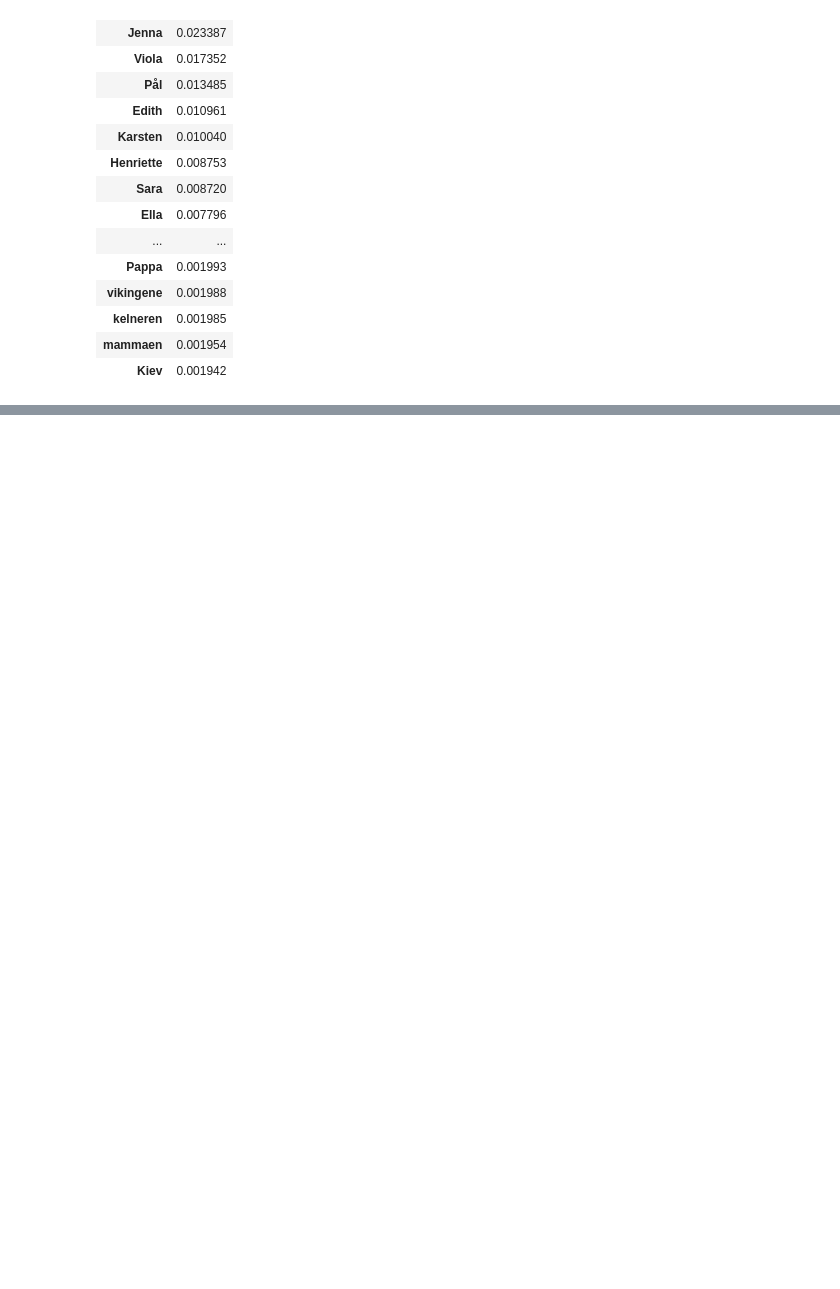
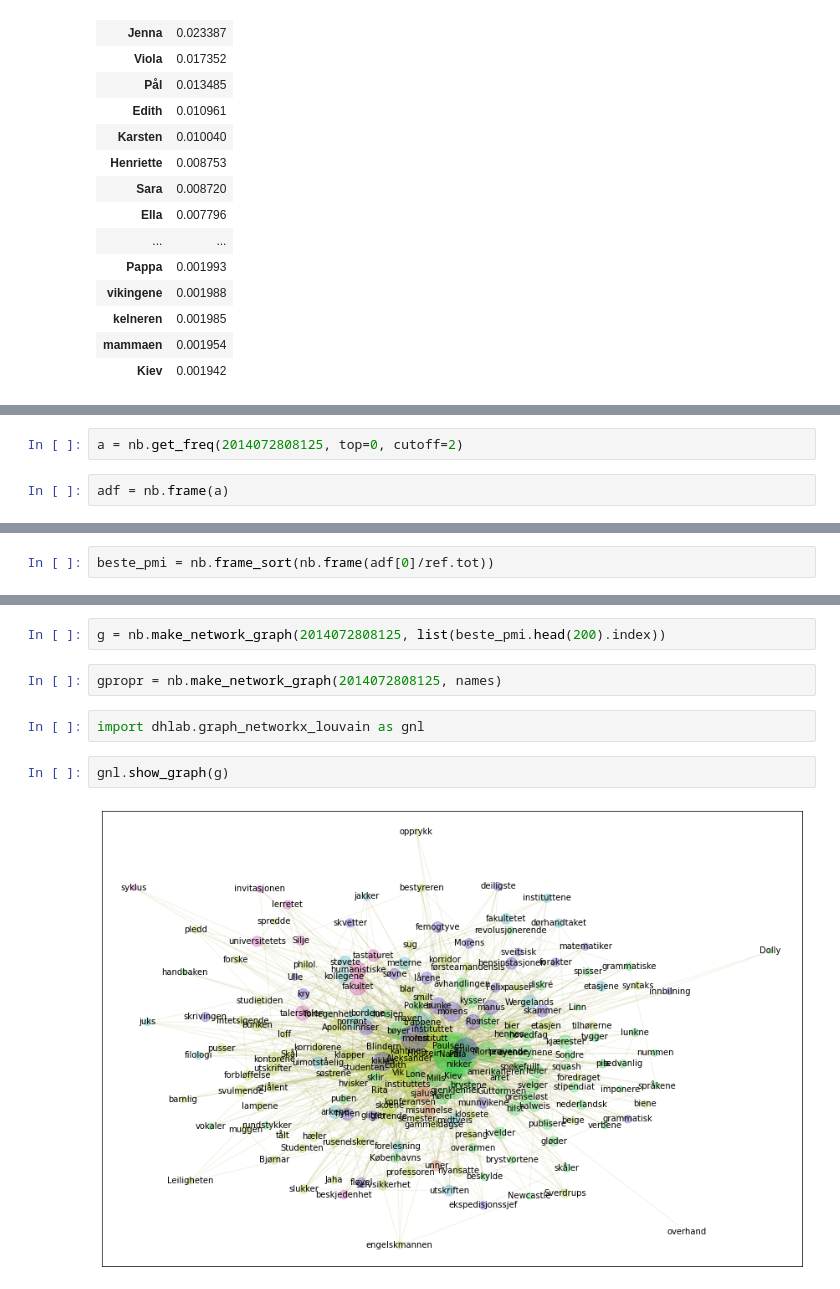
Before and after one commit to Yoonsen/narrative-buer, a Jupyter notebook: narration_Uri.ipynb, the cells around one changed output, grey strips where cells are left out. Cells and saved outputs as stored; diff of their text form; blank space fills up the shorter version.

```diff
--- a/narration_Uri.ipynb
+++ b/narration_Uri.ipynb
@@ -81,0 +167,4 @@ pmi.head(50)
+# %%
+a = nb.get_freq(2014072808125, top=0, cutoff=2)
+# %%
+adf = nb.frame(a)
@@ -81,0 +192,2 @@ pmi.head(50)
+# %%
+beste_pmi = nb.frame_sort(nb.frame(adf[0]/ref.tot))
@@ -81,0 +214,10 @@ pmi.head(50)
+# %%
+g = nb.make_network_graph(2014072808125, list(beste_pmi.head(200).index))
+# %%
+gpropr = nb.make_network_graph(2014072808125, names)
+# %%
+import dhlab.graph_networkx_louvain as gnl
+# %%
+gnl.show_graph(g)
+# %% [output]
+[figure, added]
```
Also changed, not shown: parts of 22 cells of this notebook, 1 other file.
